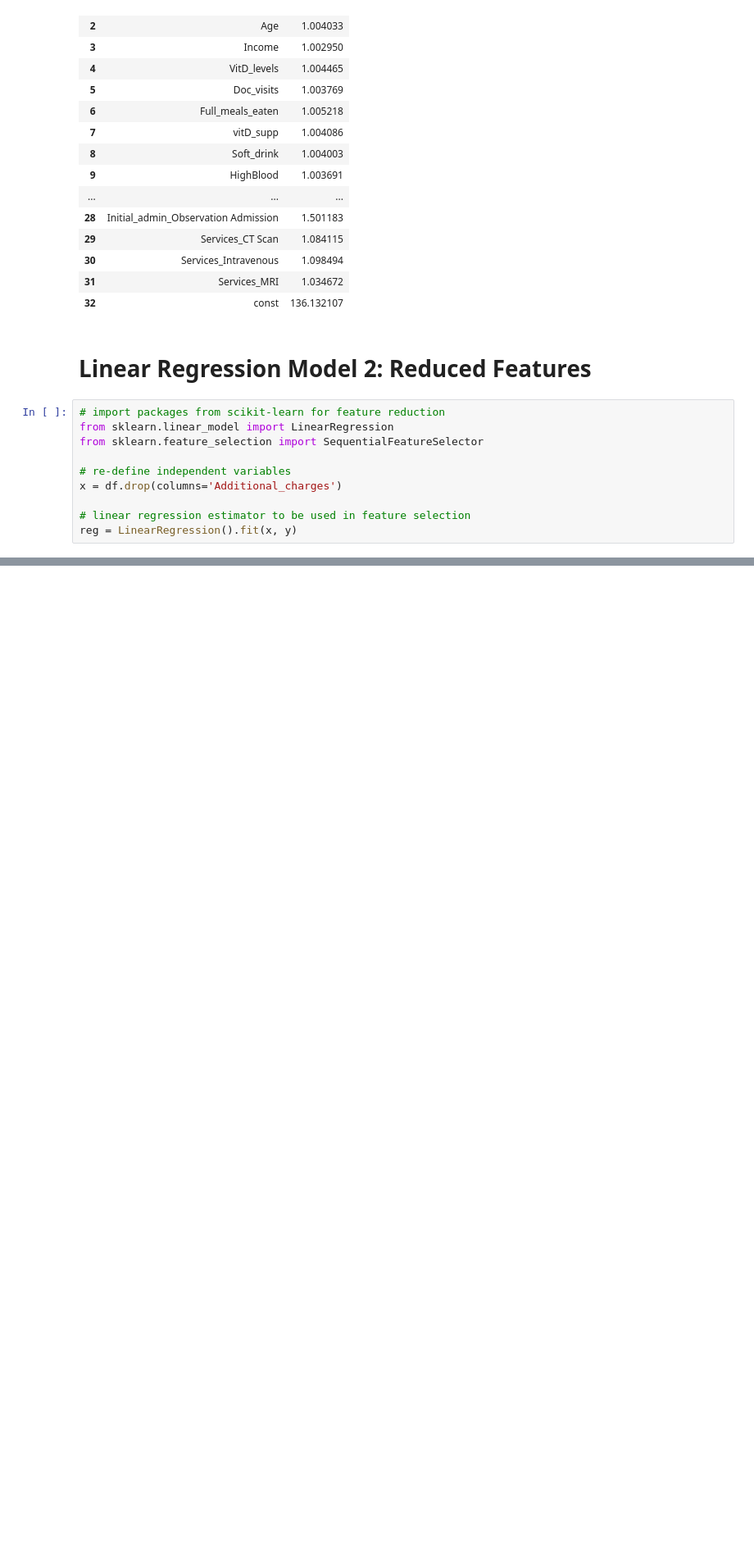
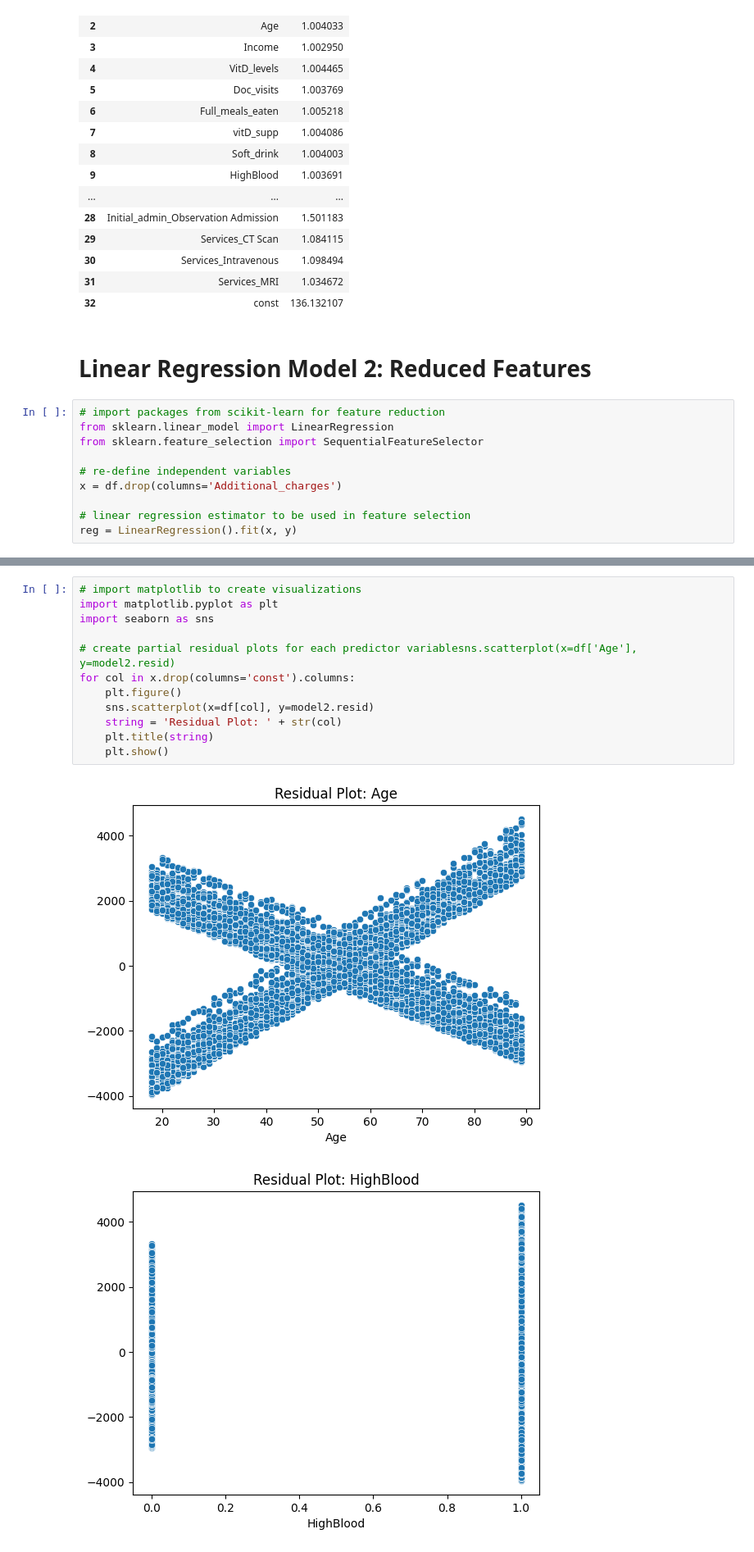
Before and after one commit to sjo1403/medical_predictive_modeling, a Jupyter notebook: D208 Task1 Model.ipynb, the cells around one changed output, grey strips where cells are left out. Shown: that part at 82% size. Drawn from its saved outputs; the diff is of its cells as text; blank space fills up the shorter version.

```diff
--- a/D208 Task1 Model.ipynb
+++ b/D208 Task1 Model.ipynb
@@ -223,0 +192,15 @@ vif_data
+# %%
+# import matplotlib to create visualizations
+import matplotlib.pyplot as plt
+import seaborn as sns
+
+# create partial residual plots for each predictor variablesns.scatterplot(x=df['Age'], y=model2.resid)
+for col in x.drop(columns='const').columns:
+    plt.figure()
+    sns.scatterplot(x=df[col], y=model2.resid)
+    string = 'Residual Plot: ' + str(col)
+    plt.title(string)
+    plt.show()
+# %% [output]
+[figure, added]
+[figure, added]
```
Also changed, not shown: parts of 9 cells of this notebook.
